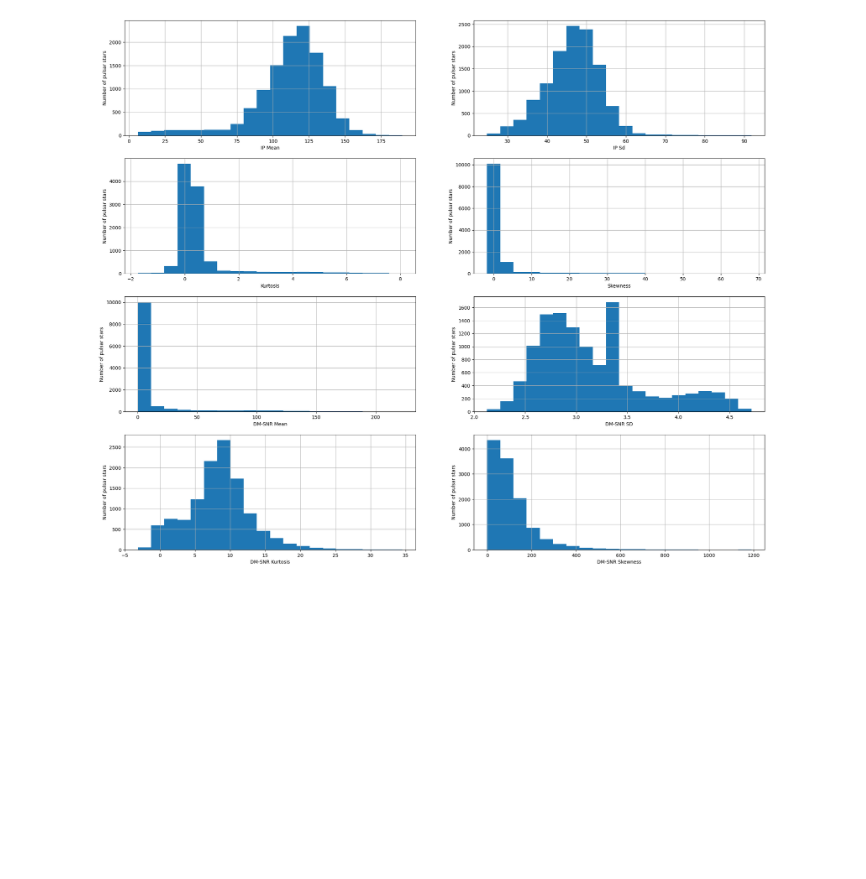
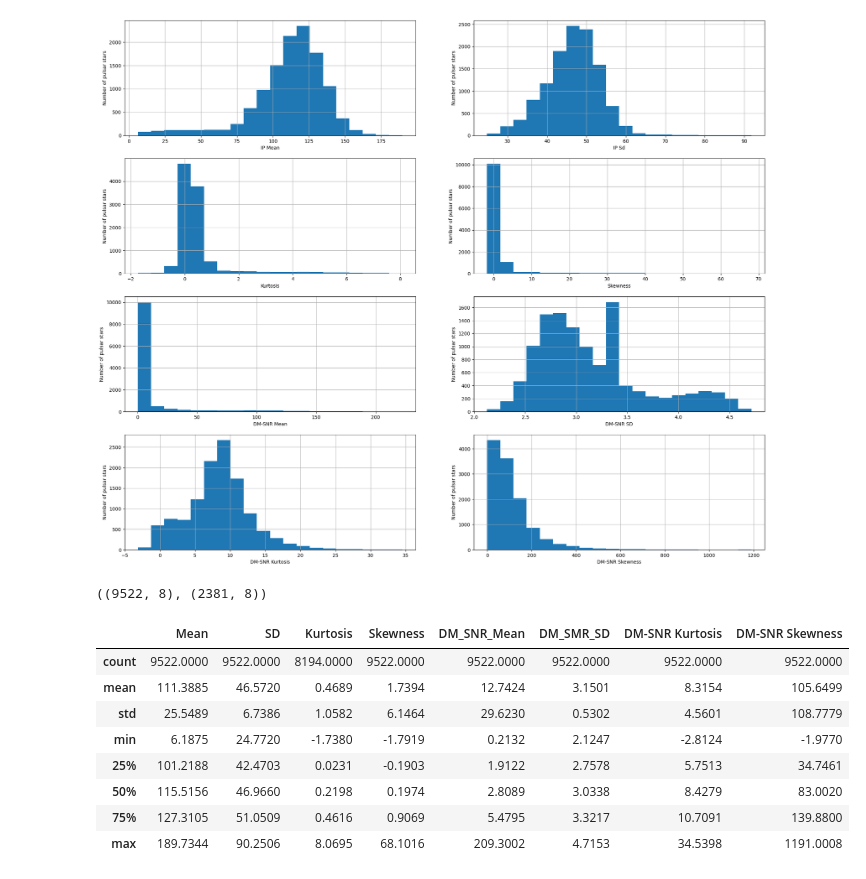
Before and after one commit to BinaryWhizz/Machine-Learning, a Jupyter notebook: Machine Learning 06/01.ipynb, the cells around one changed output. Cells and saved outputs as stored; diff of their text form; code cells hidden in the pictures; blank space fills up the shorter version.

```diff
--- a/Machine Learning 06/01.ipynb
+++ b/Machine Learning 06/01.ipynb
@@ -424,0 +430,17 @@ Text(0, 0.5, 'Number of pulsar stars')
+# %%
+# Declare feature vector and target variable
+
+x=df.drop(['Target_class'],axis=1)
+y = df['Target_class']
+# %%
+# Split Dataset
+
+from sklearn.model_selection  import train_test_split
+
+x_train,x_test,y_train,y_test=train_test_split(x,y,test_size=0.2,random_state=0)
+# %%
+# check the shape of X_train and X_test
+
+x_train.shape, x_test.shape
+# %% [output]
+((9522, 8), (2381, 8))
@@ -424,0 +449,11 @@ Text(0, 0.5, 'Number of pulsar stars')
+# %%
+# using standardscaler
+
+from sklearn.preprocessing import StandardScaler
+
+cols=x_train.columns
+
+scaler=StandardScaler()
+
+x_train = scaler.fit_transform(x_train)
+x_test = scaler.transform(x_test)
@@ -424,0 +465,12 @@ Text(0, 0.5, 'Number of pulsar stars')
+# %%
+round(x_train.describe(),4)
+# %% [output]
+|  | Mean | SD | Kurtosis | Skewness | DM_SNR_Mean | DM_SMR_SD | DM-SNR Kurtosis | DM-SNR Skewness |
+| count | 9522.0000 | 9522.0000 | 8194.0000 | 9522.0000 | 9522.0000 | 9522.0000 | 9522.0000 | 9522.0000 |
+| mean | 111.3885 | 46.5720 | 0.4689 | 1.7394 | 12.7424 | 3.1501 | 8.3154 | 105.6499 |
+| std | 25.5489 | 6.7386 | 1.0582 | 6.1464 | 29.6230 | 0.5302 | 4.5601 | 108.7779 |
+| min | 6.1875 | 24.7720 | -1.7380 | -1.7919 | 0.2132 | 2.1247 | -2.8124 | -1.9770 |
+| 25% | 101.2188 | 42.4703 | 0.0231 | -0.1903 | 1.9122 | 2.7578 | 5.7513 | 34.7461 |
+| 50% | 115.5156 | 46.9660 | 0.2198 | 0.1974 | 2.8089 | 3.0338 | 8.4279 | 83.0020 |
+| 75% | 127.3105 | 51.0509 | 0.4616 | 0.9069 | 5.4795 | 3.3217 | 10.7091 | 139.8800 |
+| max | 189.7344 | 90.2506 | 8.0695 | 68.1016 | 209.3002 | 4.7153 | 34.5398 | 1191.0008 |
```
Also changed, not shown: parts of 15 cells of this notebook.
